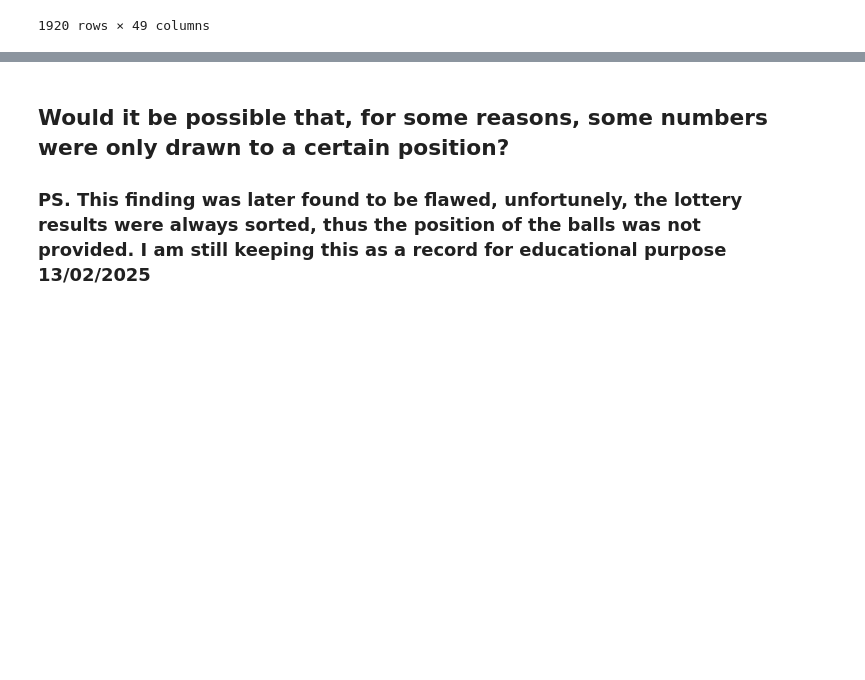
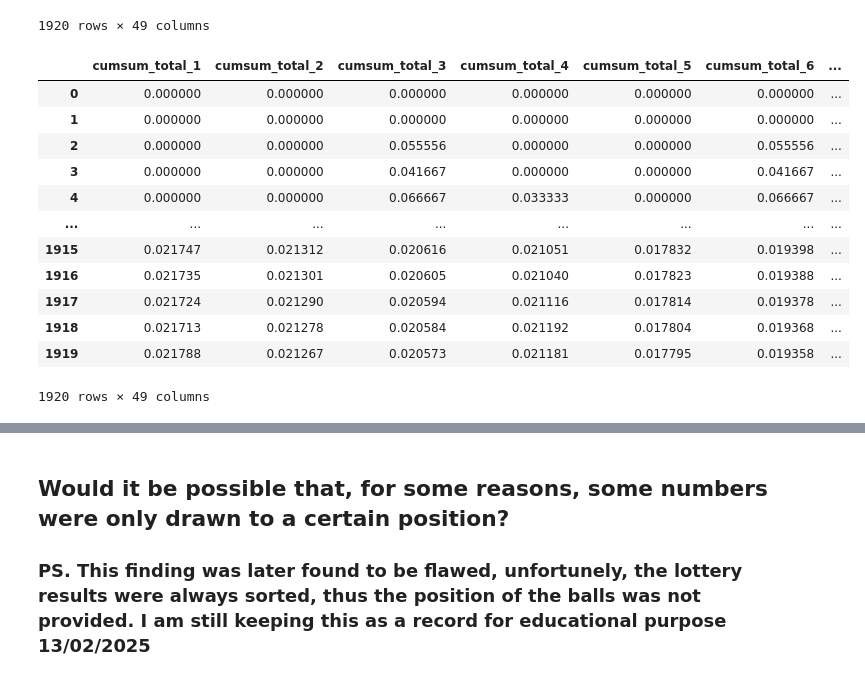
Before and after one commit to TedLLH/HongKongPowerBall_MarkSix, a Jupyter notebook: marksix.ipynb, the cells around one changed output, grey strips where cells are left out. Drawn from its saved outputs; the diff is of its cells as text; code cells hidden in the pictures; blank space fills up the shorter version.

```diff
--- a/marksix.ipynb
+++ b/marksix.ipynb
@@ -1586,10 +1514,31 @@ df_49_total
 # %%
 #df_49_total cumsum
 df_49 = pd.concat([df_49_total, df_49_1st_to_6th_total], axis=1)
-df_49_cumsum=df_49.cumsum()
-df_49_all = df_49_cumsum.iloc[:,:49]
-df_49_cumsum_total = df_49_cumsum.iloc[:,:49].sum(axis=1).to_frame()
-df_49_all=df_49_all.div(df_49_cumsum_total.values)
+df_49_cumsum = df_49.cumsum()
+
+# Get first 49 columns and calculate their proportions
+df_49_all = df_49_cumsum.iloc[:, :49]
+df_49_cumsum_total = df_49_all.sum(axis=1).to_frame()
+df_49_all = df_49_all.div(df_49_cumsum_total.values)
+
+# Rename columns to maintain consistent naming convention
+df_49_all.columns = [f'cumsum_total_{i}' for i in range(1, 50)]
+
+df_49_all
+# %% [output]
+|  | cumsum_total_1 | cumsum_total_2 | cumsum_total_3 | cumsum_total_4 | cumsum_total_5 | cumsum_total_6 | ... |
+| 0 | 0.000000 | 0.000000 | 0.000000 | 0.000000 | 0.000000 | 0.000000 | ... |
+| 1 | 0.000000 | 0.000000 | 0.000000 | 0.000000 | 0.000000 | 0.000000 | ... |
+| 2 | 0.000000 | 0.000000 | 0.055556 | 0.000000 | 0.000000 | 0.055556 | ... |
+| 3 | 0.000000 | 0.000000 | 0.041667 | 0.000000 | 0.000000 | 0.041667 | ... |
+| 4 | 0.000000 | 0.000000 | 0.066667 | 0.033333 | 0.000000 | 0.066667 | ... |
+| ... | ... | ... | ... | ... | ... | ... | ... |
+| 1915 | 0.021747 | 0.021312 | 0.020616 | 0.021051 | 0.017832 | 0.019398 | ... |
+| 1916 | 0.021735 | 0.021301 | 0.020605 | 0.021040 | 0.017823 | 0.019388 | ... |
+| 1917 | 0.021724 | 0.021290 | 0.020594 | 0.021116 | 0.017814 | 0.019378 | ... |
+| 1918 | 0.021713 | 0.021278 | 0.020584 | 0.021192 | 0.017804 | 0.019368 | ... |
+| 1919 | 0.021788 | 0.021267 | 0.020573 | 0.021181 | 0.017795 | 0.019358 | ... |
+1920 rows × 49 columns
 # %%
 #df_49_1st_to_6th cumsum
 df_49_1st_to_6th_cumsum = df_49_cumsum.iloc[:,49:]
```
Also changed, not shown: parts of 23 cells of this notebook.
